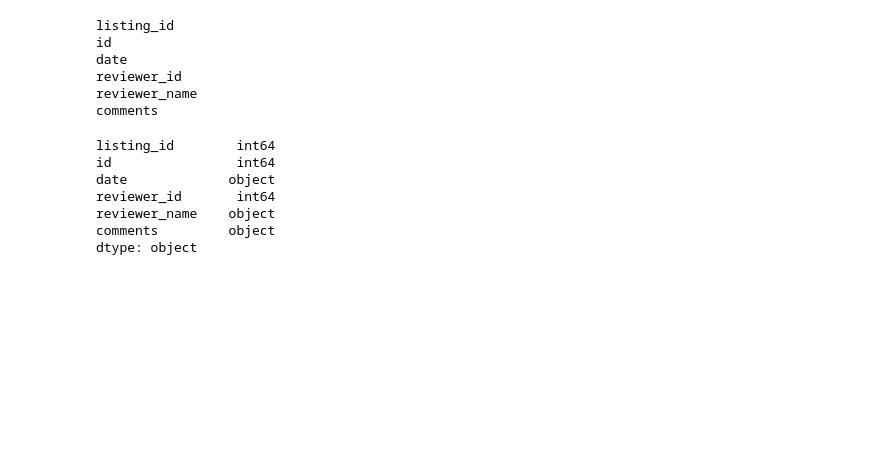
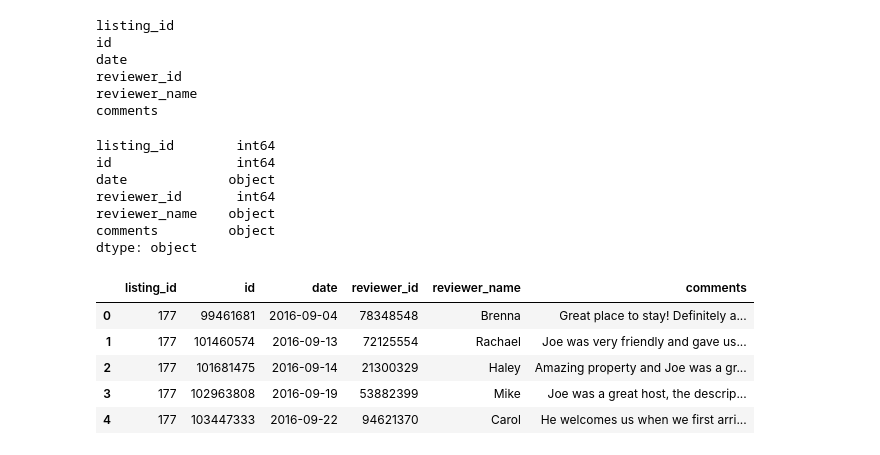
Before and after one commit to AngelSHx/DataBases, a Jupyter notebook: Airbnb_DB/Airbnb_data_manipulation_for_database.ipynb, the cells around one changed output. Cells and saved outputs as stored; diff of their text form; code cells hidden in the pictures; blank space fills up the shorter version.

```diff
--- a/Airbnb_DB/EDA_Flat_Files_from_Airbnb.ipynb
+++ b/Airbnb_DB/Airbnb_data_manipulation_for_database.ipynb
@@ -142,3 +177,12 @@ reviewer_id       int64
 reviewer_name    object
 comments         object
 dtype: object
+# %%
+reviews_df.head()
+# %% [output]
+|  | listing_id | id | date | reviewer_id | reviewer_name | comments |
+| 0 | 177 | 99461681 | 2016-09-04 | 78348548 | Brenna | Great place to stay! Definitely a... |
+| 1 | 177 | 101460574 | 2016-09-13 | 72125554 | Rachael | Joe was very friendly and gave us... |
+| 2 | 177 | 101681475 | 2016-09-14 | 21300329 | Haley | Amazing property and Joe was a gr... |
+| 3 | 177 | 102963808 | 2016-09-19 | 53882399 | Mike | Joe was a great host, the descrip... |
+| 4 | 177 | 103447333 | 2016-09-22 | 94621370 | Carol | He welcomes us when we first arri... |
```
Also changed, not shown: parts of 6 cells of this notebook.
